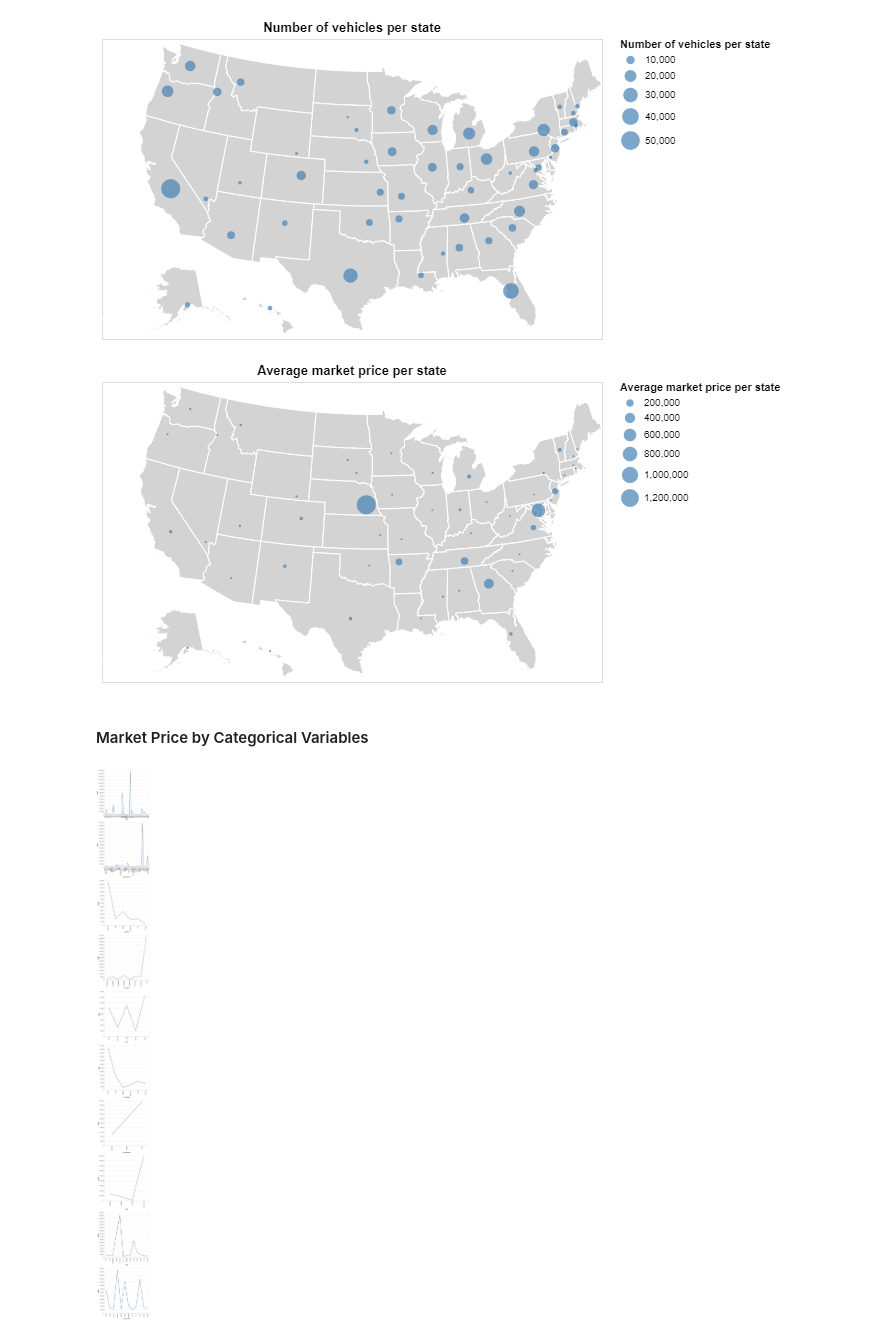
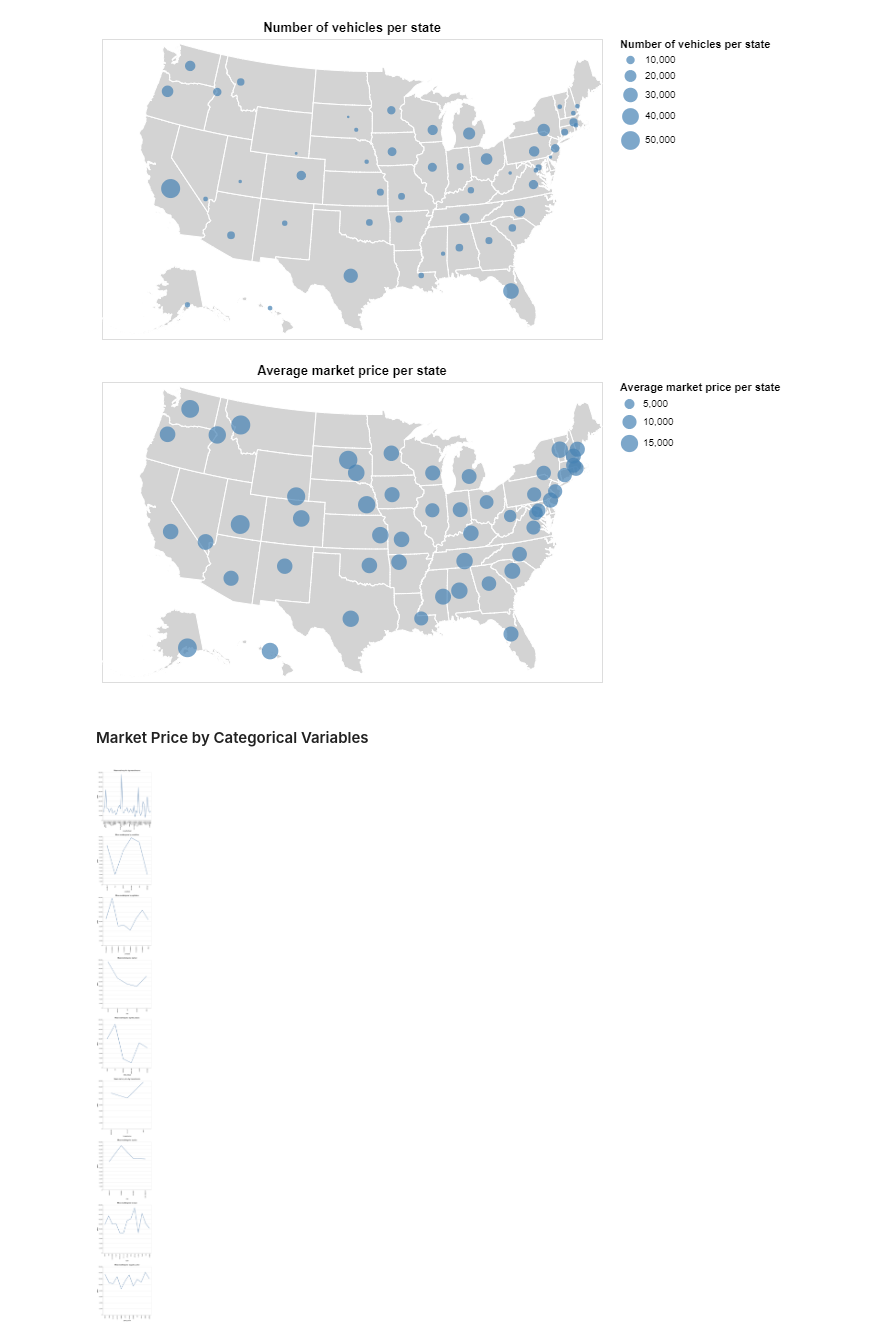
Before and after one commit to UBC-MDS/DSCI_522_Group-308_Used-Cars, a Jupyter notebook: eda/EDA.ipynb, the cells around one changed output. Cells and saved outputs as stored; diff of their text form; code cells hidden in the pictures.

```diff
--- a/eda/EDA.ipynb
+++ b/eda/EDA.ipynb
@@ -91,0 +106,3 @@ In order to explore the numerical variables, we used the pd.describe() function.
+# %%
+price_99 = vehicles.price.quantile(0.99)
+vehicles = vehicles.query('price < @price_99')
@@ -236,33 +255,33 @@ points = alt.Chart(vehicles_position).transform_aggregate(
 )
 background + points
 # %% [output]
-[figure, old version]
+[figure, new version]
 # %% [markdown]
 #### Market Price by Categorical Variables
 # %%
-categorical_features = ['state','manufacturer', 'condition', 'cylinders', 'fuel',
+categorical_features = ['manufacturer', 'condition', 'cylinders', 'fuel',
                         'title_status', 'transmission', 'size', 'type', 'paint_color']
 
-categorical_encodings = ['state','manufacturer', 'condition', 'cylinders', 'fuel',
+categorical_encodings = ['manufacturer', 'condition', 'cylinders', 'fuel',
                         'title_status', 'transmission', 'size', 'type', 'paint_color']
 
 base = alt.Chart().mark_line().encode(
     alt.Y('price:Q')
 ).properties(
     width=400,
     height=400
 )
 
 chart = alt.vconcat()
 for i in range(len(categorical_features)):
         vehicles_graph = vehicles[['price', categorical_features[i]]].groupby(by = categorical_features[i])\
                                                                      .mean()\
                                                                      .reset_index()
         row = alt.hconcat(data = vehicles_graph)
-        row |= base.encode(alt.X(categorical_encodings[i]))
+        row |= base.encode(alt.X(categorical_encodings[i])).properties(title = f'Mean market price by {categorical_features[i]}')
 
         chart &= row
 
 chart
 # %% [output]
-[figure, old version]
+[figure, new version]
```
Also changed, not shown: parts of 8 cells of this notebook.
